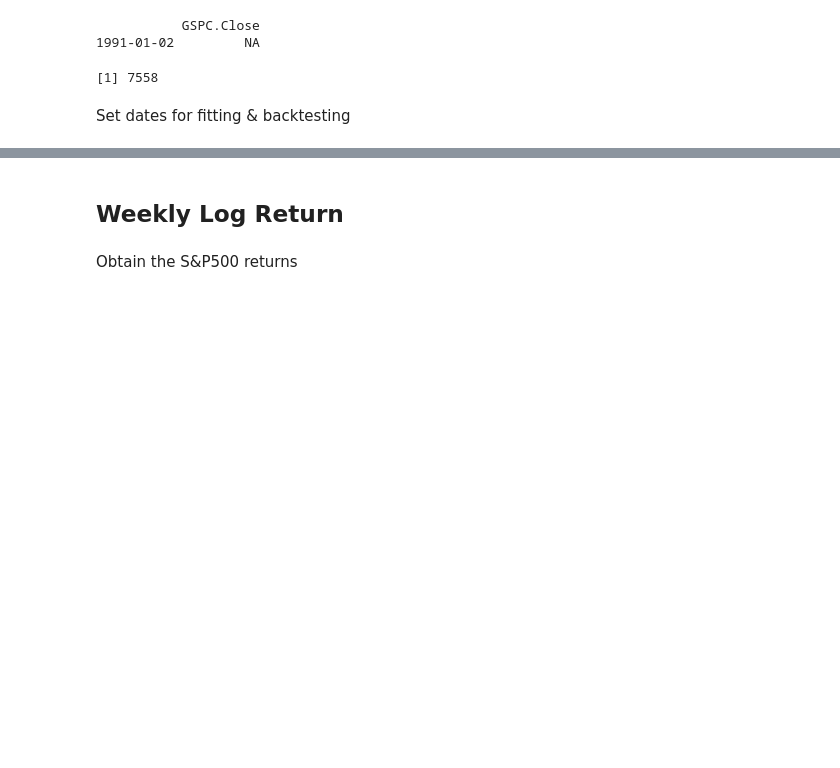
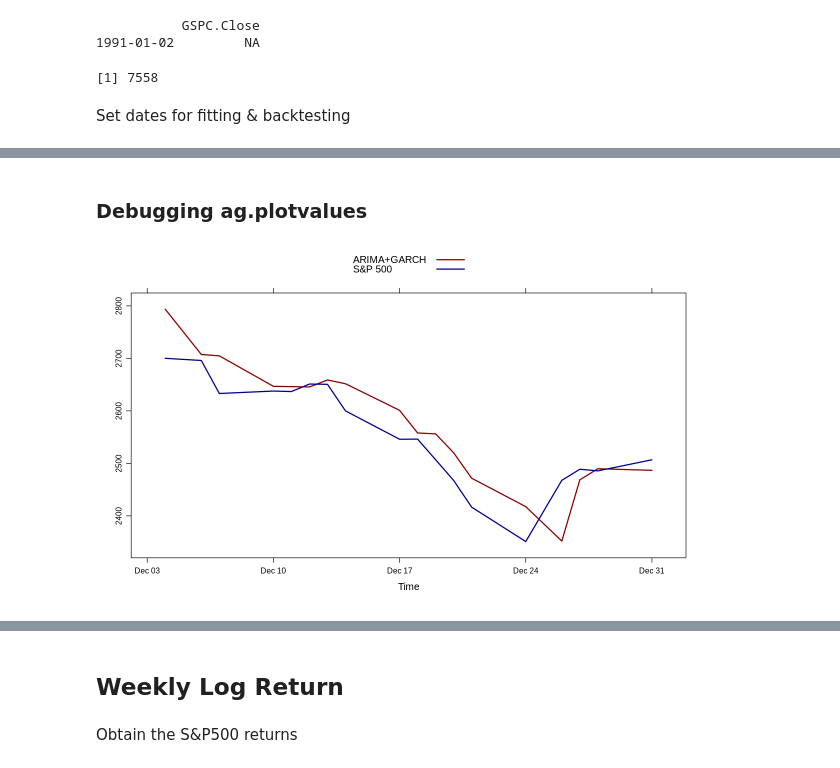
Before and after one commit to lbk209/timeseries, a Jupyter notebook: r_quantstart_arima_garch_gc.ipynb, the cells around one changed output, grey strips where cells are left out. Drawn from its saved outputs; the diff is of its cells as text; code cells hidden in the pictures; blank space fills up the shorter version.

Commit message:
update one & debugging the other

```diff
--- a/r_quantstart_arima_garch_gc.ipynb
+++ b/r_quantstart_arima_garch_gc.ipynb
@@ -536,0 +545,23 @@ ag.backtest(pred, ret, 1)
+# %% [markdown]
+### Debugging ag.plotvalues
+# %%
+lookahead <- 1
+label='S&P 500'
+
+
+x <- Cl(GSPC)[index(result)]
+
+# merge first to set the period of ret same as that of pred
+result <- merge(pred, x, all=F )
+# get value proportional to index from log return
+trueCurve <- result[,2]
+# calc index prediction
+predCurve <- exp(result[,1]) * trueCurve
+# shift prediction for lookahead
+predCurve <- lag(predCurve, lookahead)
+predCurve <- predCurve[!is.na(predCurve)]
+result <- merge(predCurve, trueCurve, all=F )
+xyp <- ag.plot(result, labels=c("ARIMA+GARCH", label))
+return(xyp)
+# %% [output]
+[figure, added]
```
Also changed, not shown: parts of 41 cells of this notebook.
